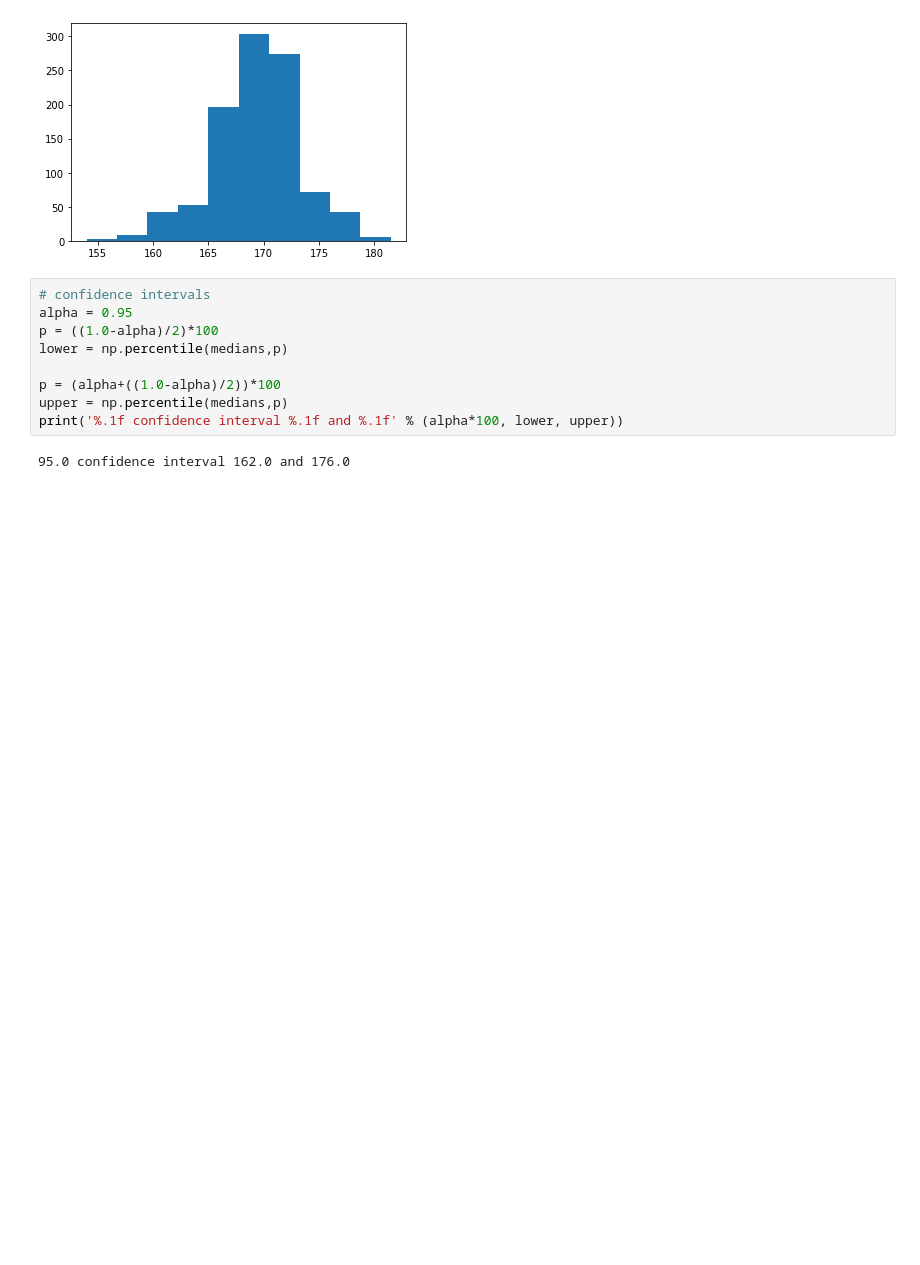
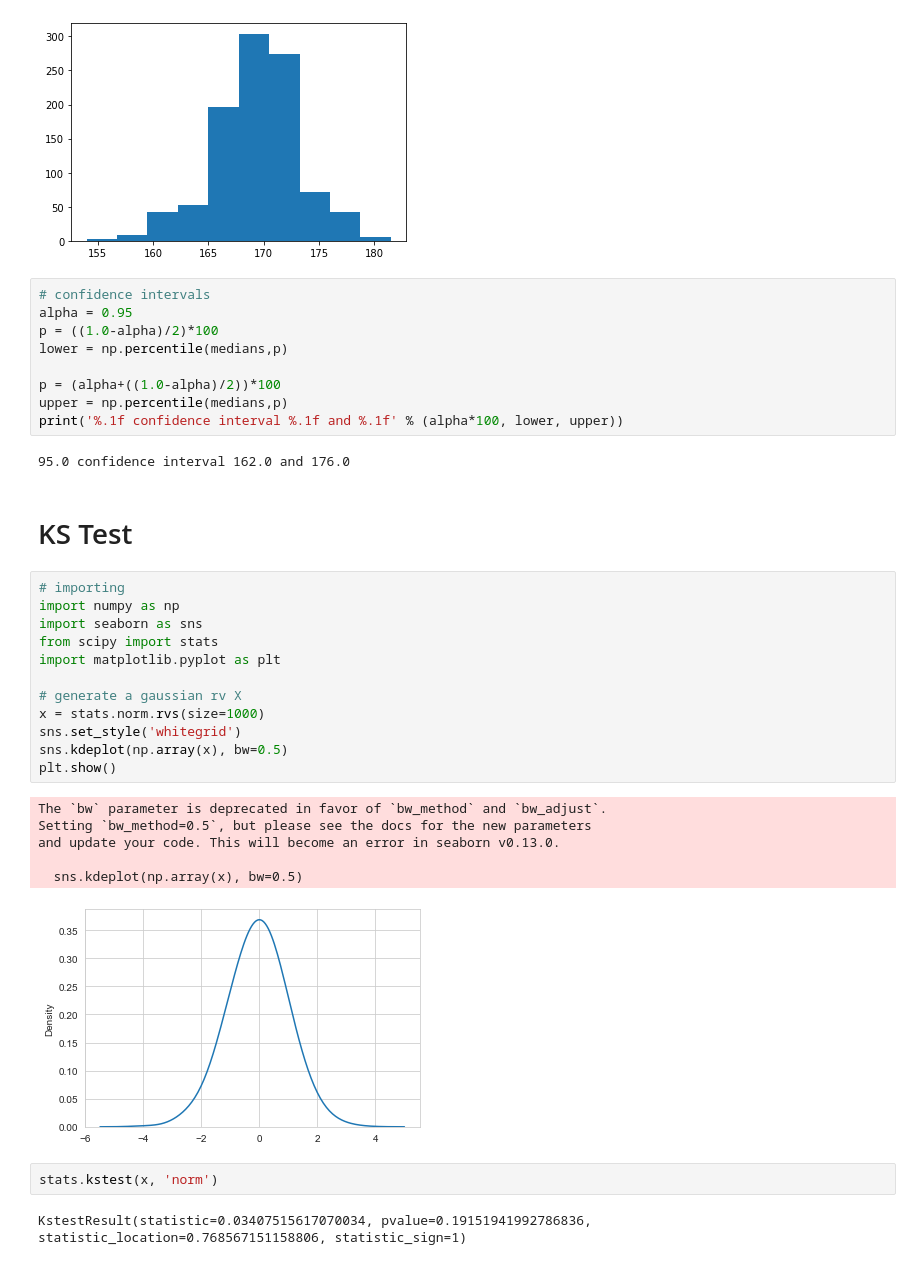
Before and after one commit to anandmukul1701/Data_Science, a Jupyter notebook: Applied AI/M2 - EDA & Data Vizualisation/Prob & Stats.ipynb, the cells around one changed output. Cells and saved outputs as stored; diff of their text form; blank space fills up the shorter version.

```diff
--- a/Applied AI/M2 - EDA & Data Vizualisation/Prob & Stats.ipynb
+++ b/Applied AI/M2 - EDA & Data Vizualisation/Prob & Stats.ipynb
@@ -195,3 +195,28 @@ upper = np.percentile(medians,p)
 print('%.1f confidence interval %.1f and %.1f' % (alpha*100, lower, upper))
 # %% [output]
 95.0 confidence interval 162.0 and 176.0
+# %% [markdown]
+# KS Test
+# %%
+# importing
+import numpy as np
+import seaborn as sns
+from scipy import stats
+import matplotlib.pyplot as plt
+
+# generate a gaussian rv X
+x = stats.norm.rvs(size=1000)
+sns.set_style('whitegrid')
+sns.kdeplot(np.array(x), bw=0.5)
+plt.show()
+# %% [output]
+The `bw` parameter is deprecated in favor of `bw_method` and `bw_adjust`.
+Setting `bw_method=0.5`, but please see the docs for the new parameters
+and update your code. This will become an error in seaborn v0.13.0.
+
+  sns.kdeplot(np.array(x), bw=0.5)
+[figure, added]
+# %%
+stats.kstest(x, 'norm')
+# %% [output]
+KstestResult(statistic=0.03407515617070034, pvalue=0.19151941992786836, statistic_location=0.768567151158806, statistic_sign=1)
```
Also changed, not shown: parts of 4 cells of this notebook.
